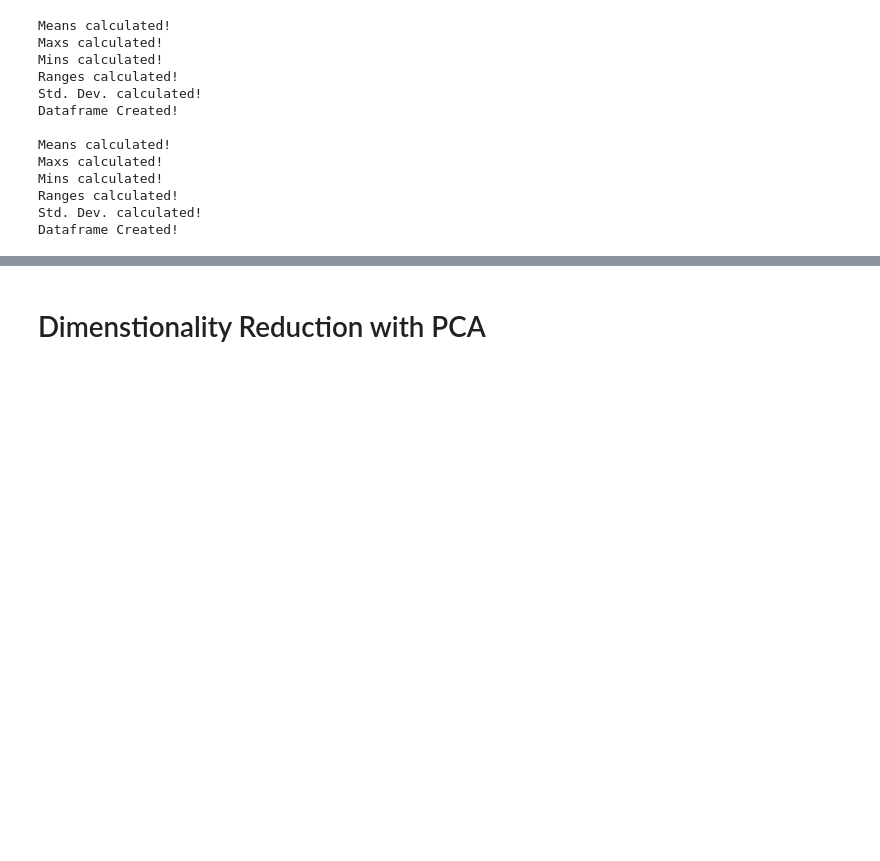
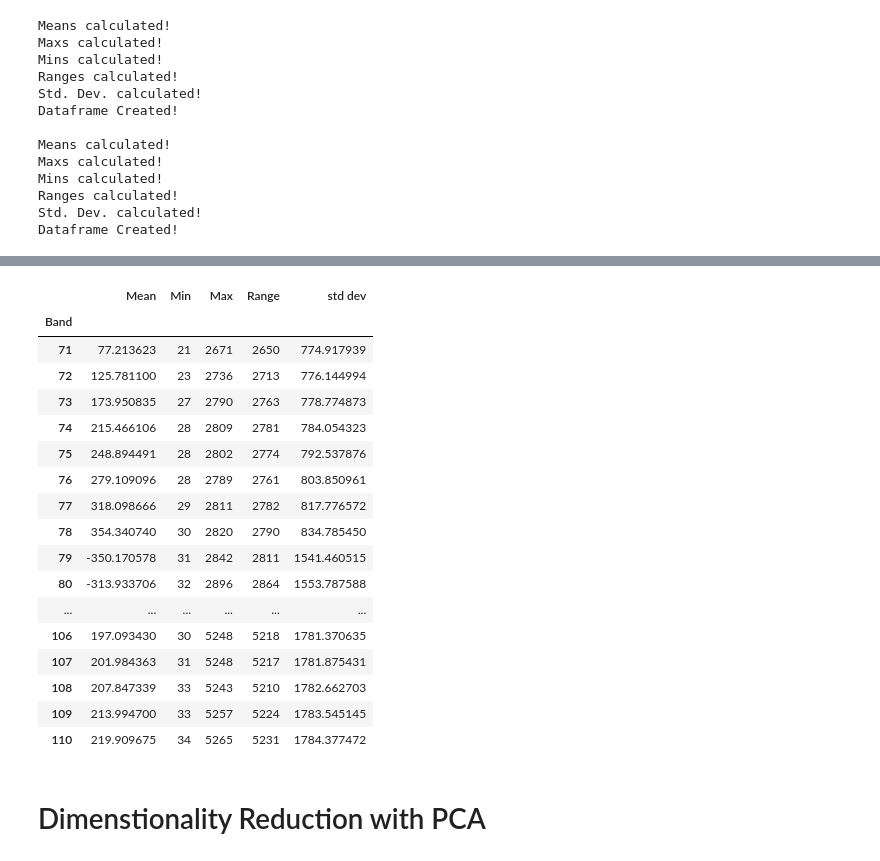
Before and after one commit to oakleighw/remote_sensing_hyperspectral_soil, a Jupyter notebook: dataset.ipynb, the cells around one changed output, grey strips where cells are left out. Drawn from its saved outputs; the diff is of its cells as text; code cells hidden in the pictures; blank space fills up the shorter version.

```diff
--- a/dataset.ipynb
+++ b/dataset.ipynb
@@ -394,3 +388,25 @@ plotBands(meansM,stdsM,'Mean & Deviation over bands (wavelength) - Masked Image'
+# %%
+#print means of middle values
+dfM[70:110]
+# %% [output]
+|  | Mean | Min | Max | Range | std dev |
+| Band |  |  |  |  |  |
+| 71 | 77.213623 | 21 | 2671 | 2650 | 774.917939 |
+| 72 | 125.781100 | 23 | 2736 | 2713 | 776.144994 |
+| 73 | 173.950835 | 27 | 2790 | 2763 | 778.774873 |
+| 74 | 215.466106 | 28 | 2809 | 2781 | 784.054323 |
+| 75 | 248.894491 | 28 | 2802 | 2774 | 792.537876 |
+| 76 | 279.109096 | 28 | 2789 | 2761 | 803.850961 |
+| 77 | 318.098666 | 29 | 2811 | 2782 | 817.776572 |
+| 78 | 354.340740 | 30 | 2820 | 2790 | 834.785450 |
+| 79 | -350.170578 | 31 | 2842 | 2811 | 1541.460515 |
+| 80 | -313.933706 | 32 | 2896 | 2864 | 1553.787588 |
+| ... | ... | ... | ... | ... | ... |
+| 106 | 197.093430 | 30 | 5248 | 5218 | 1781.370635 |
+| 107 | 201.984363 | 31 | 5248 | 5217 | 1781.875431 |
+| 108 | 207.847339 | 33 | 5243 | 5210 | 1782.662703 |
+| 109 | 213.994700 | 33 | 5257 | 5224 | 1783.545145 |
+| 110 | 219.909675 | 34 | 5265 | 5231 | 1784.377472 |
 # %% [markdown]
 # Dimenstionality Reduction with PCA
 # %%
```
Also changed, not shown: parts of 7 cells of this notebook.
